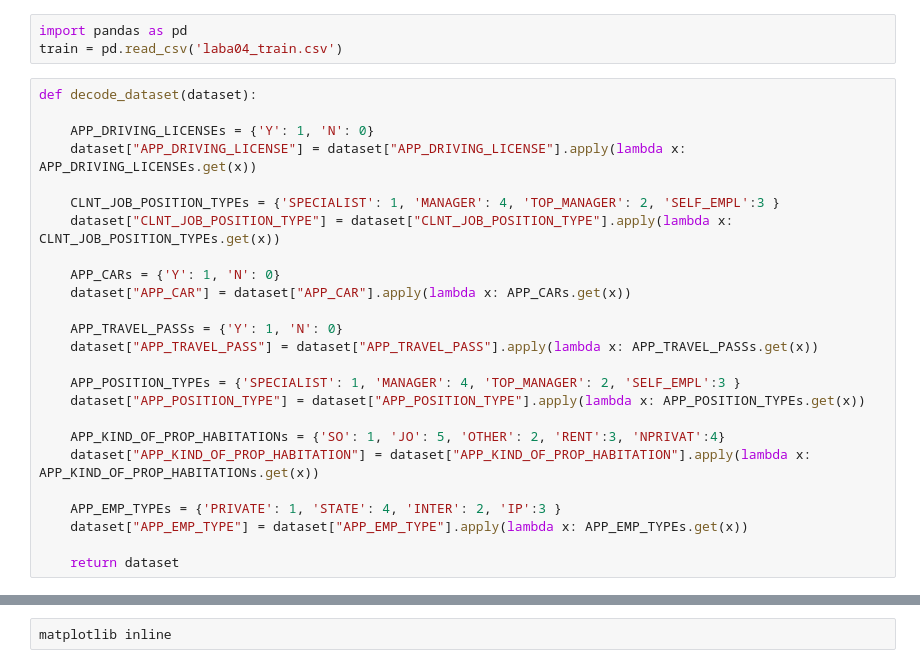
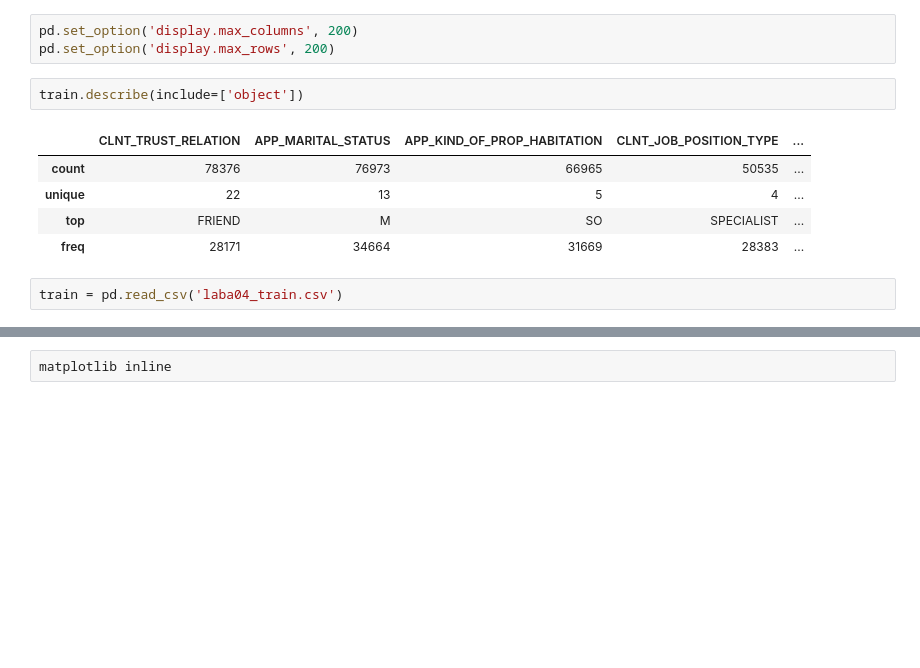
Before and after one commit to ssvRuby/npl, a Jupyter notebook: labs/lab04/dataset_research.ipynb, the cells around one changed output, grey strips where cells are left out. Cells and saved outputs as stored; diff of their text form; blank space fills up the shorter version.

```diff
--- a/labs/lab04/dataset_research.ipynb
+++ b/labs/lab04/dataset_research.ipynb
@@ -1,28 +15,13 @@
+# %%
+pd.set_option('display.max_columns', 200)
+pd.set_option('display.max_rows', 200)
+# %%
+train.describe(include=['object'])
+# %% [output]
+|  | CLNT_TRUST_RELATION | APP_MARITAL_STATUS | APP_KIND_OF_PROP_HABITATION | CLNT_JOB_POSITION_TYPE | ... |
+| count | 78376 | 76973 | 66965 | 50535 | ... |
+| unique | 22 | 13 | 5 | 4 | ... |
+| top | FRIEND | M | SO | SPECIALIST | ... |
+| freq | 28171 | 34664 | 31669 | 28383 | ... |
 # %%
-import pandas as pd
 train = pd.read_csv('laba04_train.csv')
-# %%
-def decode_dataset(dataset):
-
-    APP_DRIVING_LICENSEs = {'Y': 1, 'N': 0}
-    dataset["APP_DRIVING_LICENSE"] = dataset["APP_DRIVING_LICENSE"].apply(lambda x: APP_DRIVING_LICENSEs.get(x))
-
-    CLNT_JOB_POSITION_TYPEs = {'SPECIALIST': 1, 'MANAGER': 4, 'TOP_MANAGER': 2, 'SELF_EMPL':3 }
-    dataset["CLNT_JOB_POSITION_TYPE"] = dataset["CLNT_JOB_POSITION_TYPE"].apply(lambda x: CLNT_JOB_POSITION_TYPEs.get(x))
-
-    APP_CARs = {'Y': 1, 'N': 0}
-    dataset["APP_CAR"] = dataset["APP_CAR"].apply(lambda x: APP_CARs.get(x))
-
-    APP_TRAVEL_PASSs = {'Y': 1, 'N': 0}
-    dataset["APP_TRAVEL_PASS"] = dataset["APP_TRAVEL_PASS"].apply(lambda x: APP_TRAVEL_PASSs.get(x))
-
-    APP_POSITION_TYPEs = {'SPECIALIST': 1, 'MANAGER': 4, 'TOP_MANAGER': 2, 'SELF_EMPL':3 }
-    dataset["APP_POSITION_TYPE"] = dataset["APP_POSITION_TYPE"].apply(lambda x: APP_POSITION_TYPEs.get(x))
-
-    APP_KIND_OF_PROP_HABITATIONs = {'SO': 1, 'JO': 5, 'OTHER': 2, 'RENT':3, 'NPRIVAT':4}
-    dataset["APP_KIND_OF_PROP_HABITATION"] = dataset["APP_KIND_OF_PROP_HABITATION"].apply(lambda x: APP_KIND_OF_PROP_HABITATIONs.get(x))
-
-    APP_EMP_TYPEs = {'PRIVATE': 1, 'STATE': 4, 'INTER': 2, 'IP':3 }
-    dataset["APP_EMP_TYPE"] = dataset["APP_EMP_TYPE"].apply(lambda x: APP_EMP_TYPEs.get(x))
-
-    return dataset
```
Also changed, not shown: parts of 39 cells of this notebook, 2 other files.
